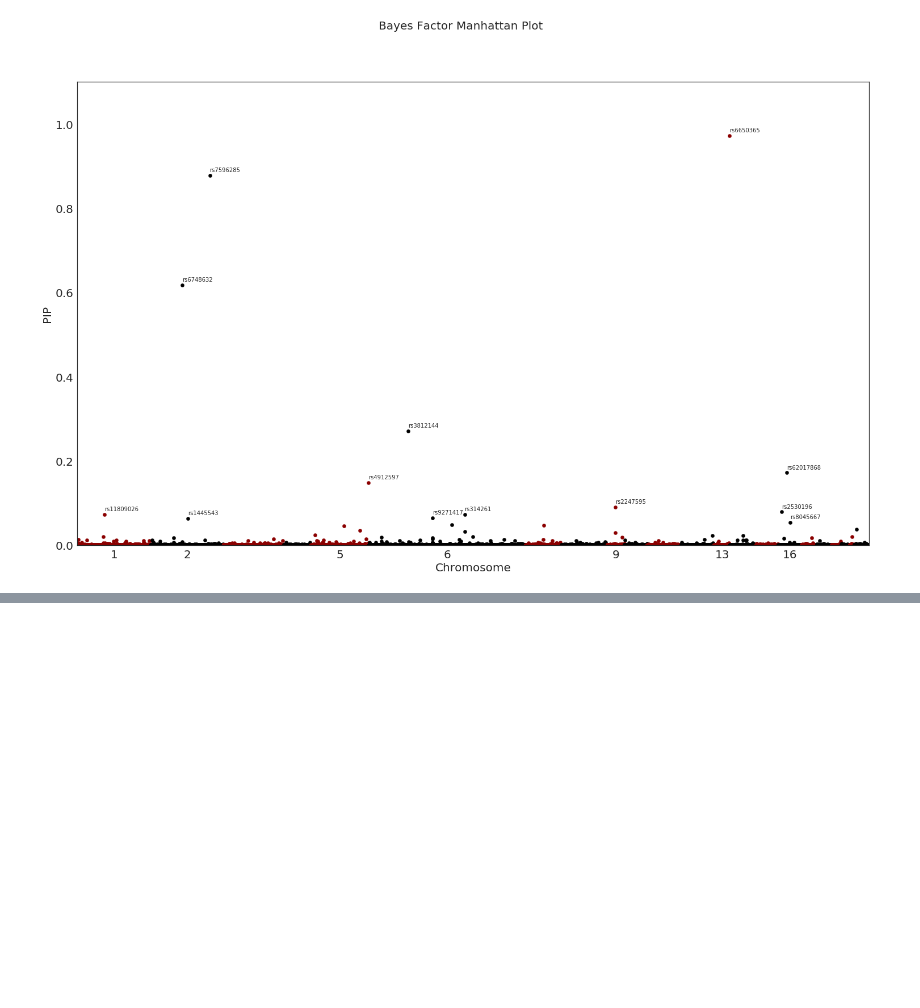
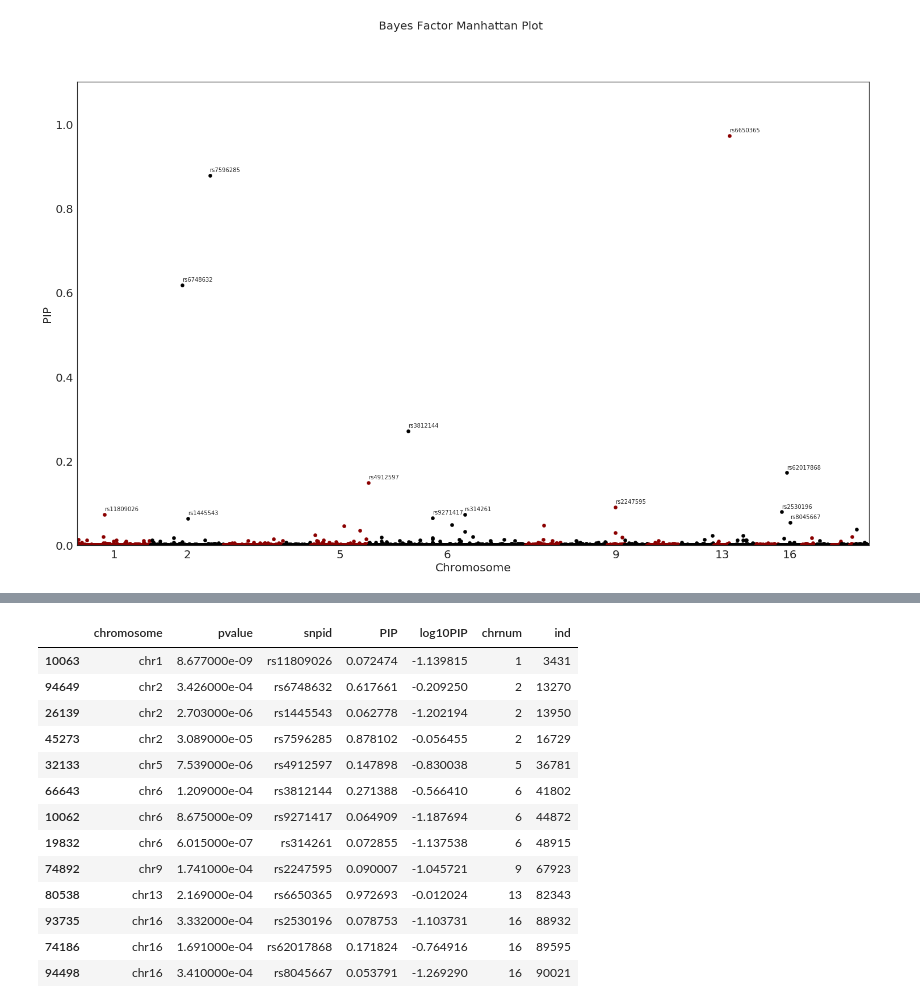
Before and after one commit to kayhan-batmanghelich/genus-1, a Jupyter notebook: notebooks/exp2_manhattan.ipynb, the cells around one changed output, grey strips where cells are left out. Cells and saved outputs as stored; diff of their text form; code cells hidden in the pictures; blank space fills up the shorter version.

```diff
--- a/notebooks/exp2_manhattan.ipynb
+++ b/notebooks/exp2_manhattan.ipynb
@@ -131,0 +263,17 @@ name
+# %%
+df_proba
+# %% [output]
+|  | chromosome | pvalue | snpid | PIP | log10PIP | chrnum | ind |
+| 10063 | chr1 | 8.677000e-09 | rs11809026 | 0.072474 | -1.139815 | 1 | 3431 |
+| 94649 | chr2 | 3.426000e-04 | rs6748632 | 0.617661 | -0.209250 | 2 | 13270 |
+| 26139 | chr2 | 2.703000e-06 | rs1445543 | 0.062778 | -1.202194 | 2 | 13950 |
+| 45273 | chr2 | 3.089000e-05 | rs7596285 | 0.878102 | -0.056455 | 2 | 16729 |
+| 32133 | chr5 | 7.539000e-06 | rs4912597 | 0.147898 | -0.830038 | 5 | 36781 |
+| 66643 | chr6 | 1.209000e-04 | rs3812144 | 0.271388 | -0.566410 | 6 | 41802 |
+| 10062 | chr6 | 8.675000e-09 | rs9271417 | 0.064909 | -1.187694 | 6 | 44872 |
+| 19832 | chr6 | 6.015000e-07 | rs314261 | 0.072855 | -1.137538 | 6 | 48915 |
+| 74892 | chr9 | 1.741000e-04 | rs2247595 | 0.090007 | -1.045721 | 9 | 67923 |
+| 80538 | chr13 | 2.169000e-04 | rs6650365 | 0.972693 | -0.012024 | 13 | 82343 |
+| 93735 | chr16 | 3.332000e-04 | rs2530196 | 0.078753 | -1.103731 | 16 | 88932 |
+| 74186 | chr16 | 1.691000e-04 | rs62017868 | 0.171824 | -0.764916 | 16 | 89595 |
+| 94498 | chr16 | 3.410000e-04 | rs8045667 | 0.053791 | -1.269290 | 16 | 90021 |
```
Also changed, not shown: parts of 14 cells of this notebook.
